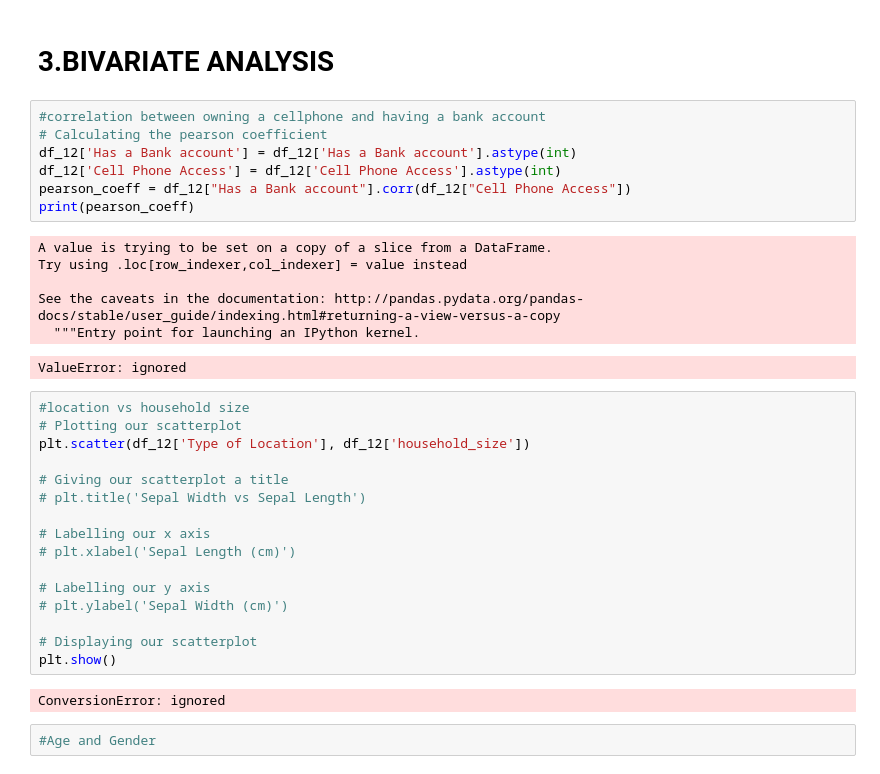
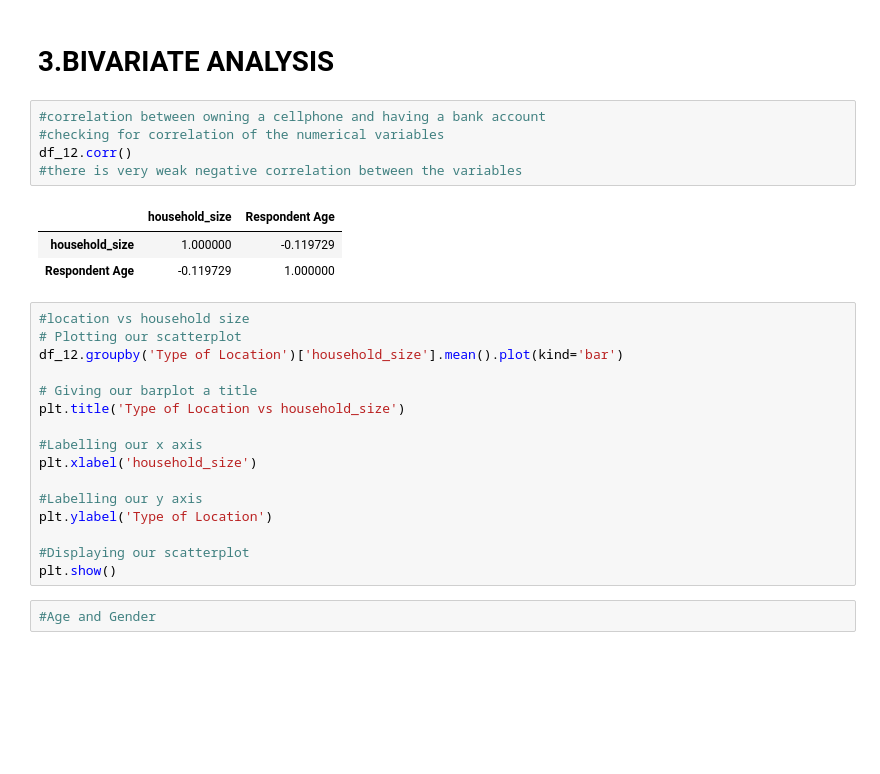
Before and after one commit to vivianusdjpy/DS2-CORE-IP-WEEK-2-, a Jupyter notebook: WEEK_2_INDEPENDENT_PROJECT.ipynb, the cells around one changed output. Cells and saved outputs as stored; diff of their text form; blank space fills up the shorter version.

```diff
--- a/WEEK_2_INDEPENDENT_PROJECT.ipynb
+++ b/WEEK_2_INDEPENDENT_PROJECT.ipynb
@@ -396,37 +399,30 @@ df_12
 # %% [markdown]
 # 3.BIVARIATE ANALYSIS
-# %%
-#correlation between owning a cellphone and having a bank account
-# Calculating the pearson coefficient
-df_12['Has a Bank account'] = df_12['Has a Bank account'].astype(int)
-df_12['Cell Phone Access'] = df_12['Cell Phone Access'].astype(int)
-pearson_coeff = df_12["Has a Bank account"].corr(df_12["Cell Phone Access"])
-print(pearson_coeff)
-# %% [output]
-A value is trying to be set on a copy of a slice from a DataFrame.
-Try using .loc[row_indexer,col_indexer] = value instead
-
-See the caveats in the documentation: http://pandas.pydata.org/pandas-docs/stable/user_guide/indexing.html#returning-a-view-versus-a-copy
-  """Entry point for launching an IPython kernel.
-ValueError: ignored
+# %%
+#correlation between owning a cellphone and having a bank account
+#checking for correlation of the numerical variables
+df_12.corr()
+#there is very weak negative correlation between the variables
+# %% [output]
+|  | household_size | Respondent Age |
+| household_size | 1.000000 | -0.119729 |
+| Respondent Age | -0.119729 | 1.000000 |
 # %%
 #location vs household size
 # Plotting our scatterplot
-plt.scatter(df_12['Type of Location'], df_12['household_size'])
+df_12.groupby('Type of Location')['household_size'].mean().plot(kind='bar')
 
-# Giving our scatterplot a title
-# plt.title('Sepal Width vs Sepal Length')
+# Giving our barplot a title
+plt.title('Type of Location vs household_size')
 
-# Labelling our x axis
-# plt.xlabel('Sepal Length (cm)')
+#Labelling our x axis
+plt.xlabel('household_size')
 
-# Labelling our y axis
-# plt.ylabel('Sepal Width (cm)')
+#Labelling our y axis
+plt.ylabel('Type of Location')
 
-# Displaying our scatterplot
+#Displaying our scatterplot
 plt.show()
-# %% [output]
-ConversionError: ignored
 # %%
 #Age and Gender
 # %%
```
Also changed, not shown: parts of 34 cells of this notebook.
